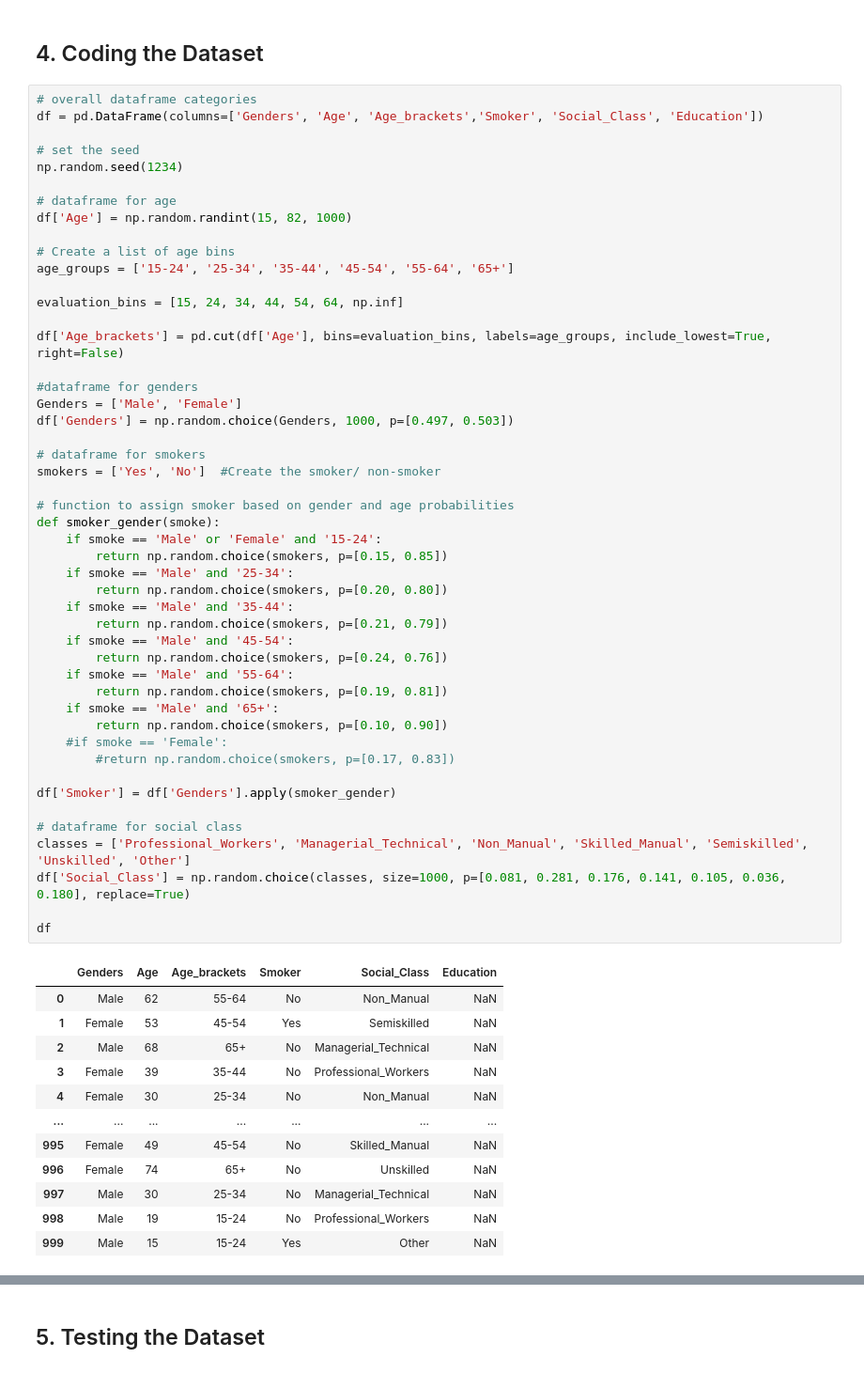
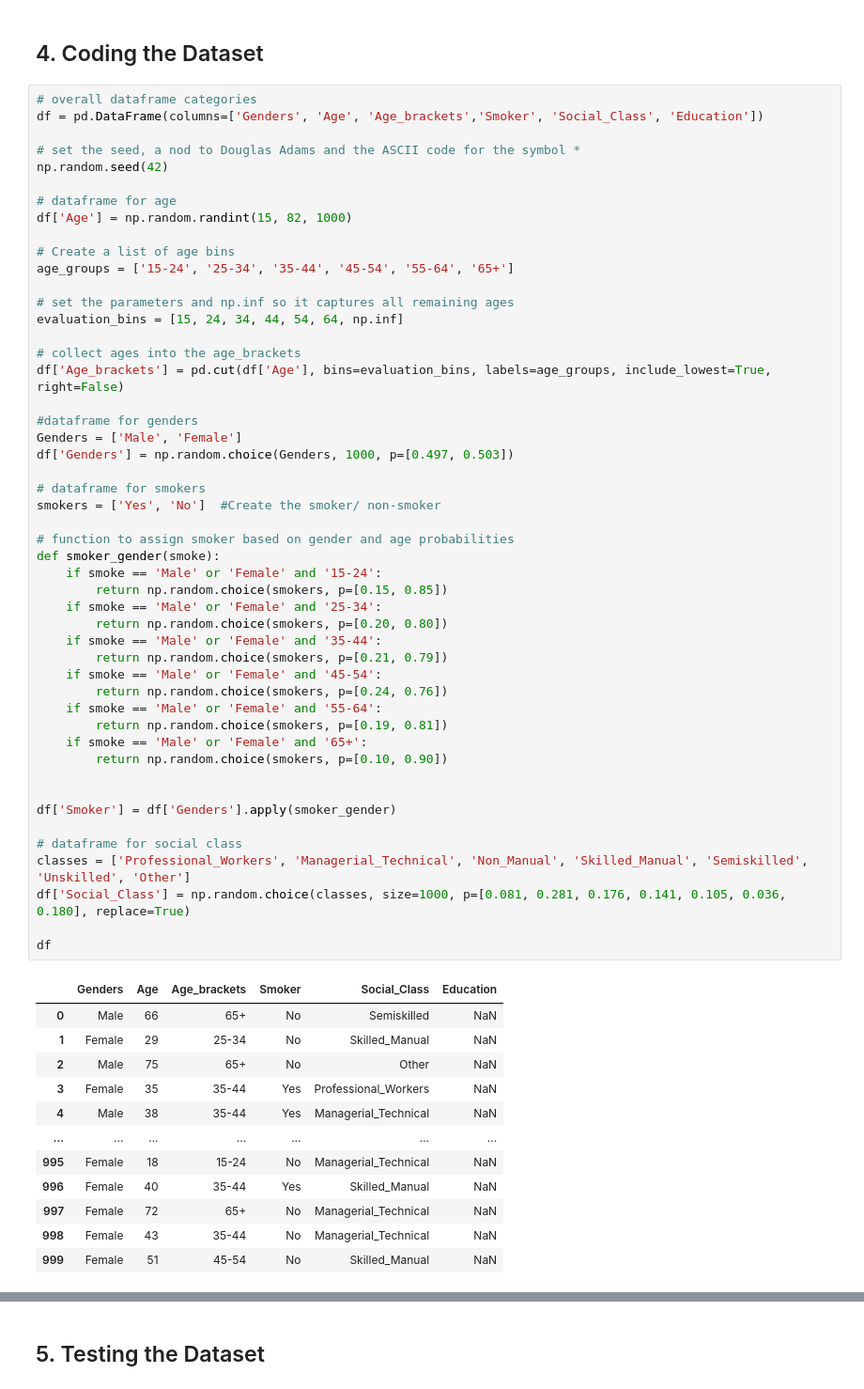
Before and after one commit to Scunnies/PfDA_Assignment, a Jupyter notebook: PfDA_Assignment.ipynb, the cells around one changed output, grey strips where cells are left out. Shown at 94% size. Cells and saved outputs as stored; diff of their text form.

```diff
--- a/PfDA_Assignment.ipynb
+++ b/PfDA_Assignment.ipynb
@@ -127,8 +151,8 @@ Social_Class = np.random.choice(["Professional_Workers", "Managerial_Technical",
 # overall dataframe categories
 df = pd.DataFrame(columns=['Genders', 'Age', 'Age_brackets','Smoker', 'Social_Class', 'Education'])
 
-# set the seed
-np.random.seed(1234)
+# set the seed, a nod to Douglas Adams and the ASCII code for the symbol *
+np.random.seed(42)
 
 # dataframe for age
 df['Age'] = np.random.randint(15, 82, 1000)
@@ -136,52 +160,53 @@ df['Age'] = np.random.randint(15, 82, 1000)
 # Create a list of age bins
 age_groups = ['15-24', '25-34', '35-44', '45-54', '55-64', '65+']
 
+# set the parameters and np.inf so it captures all remaining ages
 evaluation_bins = [15, 24, 34, 44, 54, 64, np.inf]
 
+# collect ages into the age_brackets
 df['Age_brackets'] = pd.cut(df['Age'], bins=evaluation_bins, labels=age_groups, include_lowest=True, right=False)
 
 #dataframe for genders
 Genders = ['Male', 'Female']
 df['Genders'] = np.random.choice(Genders, 1000, p=[0.497, 0.503])
 
 # dataframe for smokers
 smokers = ['Yes', 'No']  #Create the smoker/ non-smoker
 
 # function to assign smoker based on gender and age probabilities
 def smoker_gender(smoke):
     if smoke == 'Male' or 'Female' and '15-24':
         return np.random.choice(smokers, p=[0.15, 0.85])
-    if smoke == 'Male' and '25-34':
+    if smoke == 'Male' or 'Female' and '25-34':
         return np.random.choice(smokers, p=[0.20, 0.80])
-    if smoke == 'Male' and '35-44':
+    if smoke == 'Male' or 'Female' and '35-44':
         return np.random.choice(smokers, p=[0.21, 0.79])
-    if smoke == 'Male' and '45-54':
+    if smoke == 'Male' or 'Female' and '45-54':
         return np.random.choice(smokers, p=[0.24, 0.76])
-    if smoke == 'Male' and '55-64':
+    if smoke == 'Male' or 'Female' and '55-64':
         return np.random.choice(smokers, p=[0.19, 0.81])
-    if smoke == 'Male' and '65+':
+    if smoke == 'Male' or 'Female' and '65+':
         return np.random.choice(smokers, p=[0.10, 0.90])
-    #if smoke == 'Female':
-        #return np.random.choice(smokers, p=[0.17, 0.83])
+
 
 df['Smoker'] = df['Genders'].apply(smoker_gender)
 
 # dataframe for social class
 classes = ['Professional_Workers', 'Managerial_Technical', 'Non_Manual', 'Skilled_Manual', 'Semiskilled', 'Unskilled', 'Other']
 df['Social_Class'] = np.random.choice(classes, size=1000, p=[0.081, 0.281, 0.176, 0.141, 0.105, 0.036, 0.180], replace=True)
 
 df
 # %% [output]
 |  | Genders | Age | Age_brackets | Smoker | Social_Class | Education |
-| 0 | Male | 62 | 55-64 | No | Non_Manual | NaN |
-| 1 | Female | 53 | 45-54 | Yes | Semiskilled | NaN |
-| 2 | Male | 68 | 65+ | No | Managerial_Technical | NaN |
-| 3 | Female | 39 | 35-44 | No | Professional_Workers | NaN |
-| 4 | Female | 30 | 25-34 | No | Non_Manual | NaN |
+| 0 | Male | 66 | 65+ | No | Semiskilled | NaN |
+| 1 | Female | 29 | 25-34 | No | Skilled_Manual | NaN |
+| 2 | Male | 75 | 65+ | No | Other | NaN |
+| 3 | Female | 35 | 35-44 | Yes | Professional_Workers | NaN |
+| 4 | Male | 38 | 35-44 | Yes | Managerial_Technical | NaN |
 | ... | ... | ... | ... | ... | ... | ... |
-| 995 | Female | 49 | 45-54 | No | Skilled_Manual | NaN |
-| 996 | Female | 74 | 65+ | No | Unskilled | NaN |
-| 997 | Male | 30 | 25-34 | No | Managerial_Technical | NaN |
-| 998 | Male | 19 | 15-24 | No | Professional_Workers | NaN |
-| 999 | Male | 15 | 15-24 | Yes | Other | NaN |
+| 995 | Female | 18 | 15-24 | No | Managerial_Technical | NaN |
+| 996 | Female | 40 | 35-44 | Yes | Skilled_Manual | NaN |
+| 997 | Female | 72 | 65+ | No | Managerial_Technical | NaN |
+| 998 | Female | 43 | 35-44 | No | Managerial_Technical | NaN |
+| 999 | Female | 51 | 45-54 | No | Skilled_Manual | NaN |
 1000 rows × 6 columns
```
Also changed, not shown: parts of 12 cells of this notebook.
